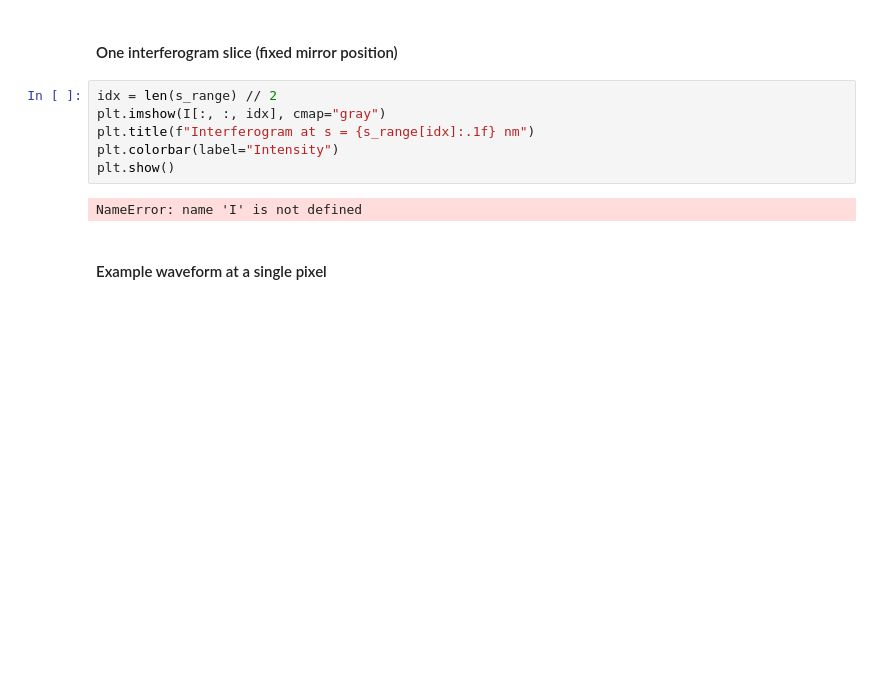
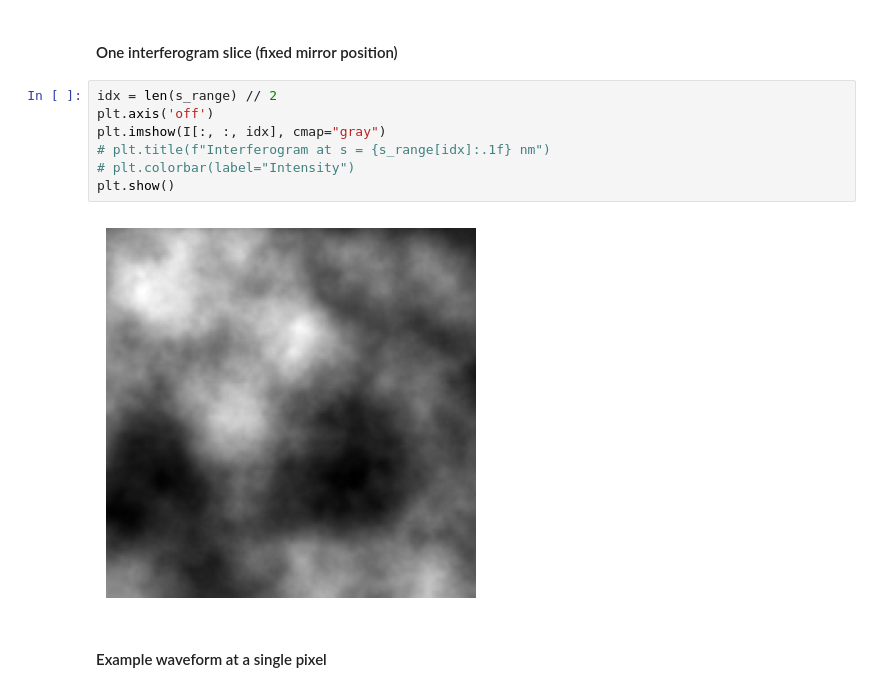
Before and after one commit to Hemanth-Kashyap-Gundamaraju/White-Light-Interferometry, a Jupyter notebook: wli_simulator.ipynb, the cells around one changed output. Saved outputs shown, nothing was run; the diff lists cells and outputs as text; blank space fills up the shorter version.

```diff
--- a/wli_simulator.ipynb
+++ b/wli_simulator.ipynb
@@ -117,12 +101,13 @@ plt.show()
 #### One interferogram slice (fixed mirror position)
 # %%
 idx = len(s_range) // 2
+plt.axis('off')
 plt.imshow(I[:, :, idx], cmap="gray")
-plt.title(f"Interferogram at s = {s_range[idx]:.1f} nm")
-plt.colorbar(label="Intensity")
+# plt.title(f"Interferogram at s = {s_range[idx]:.1f} nm")
+# plt.colorbar(label="Intensity")
 plt.show()
 # %% [output]
-NameError: name 'I' is not defined
+[figure, added]
 # %% [markdown]
 #### Example waveform at a single pixel
 # %%
```
Also changed, not shown: parts of 10 cells of this notebook.
